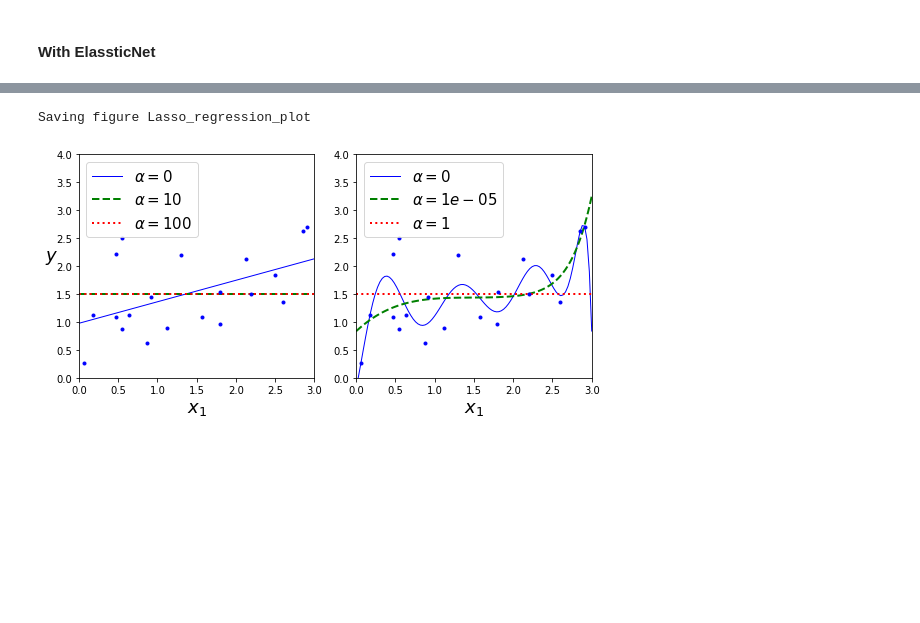
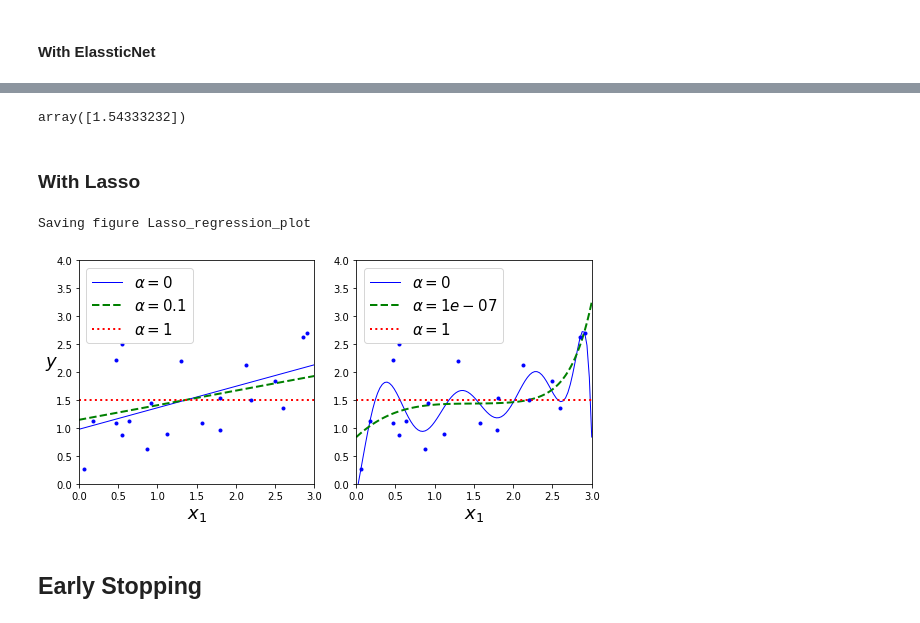
Before and after one commit to denotevn/To-master-machine-learning, a Jupyter notebook: Train Model/LineaRegression.ipynb, the cells around one changed output, grey strips where cells are left out. Drawn from its saved outputs; the diff is of its cells as text; code cells hidden in the pictures; blank space fills up the shorter version.

```diff
--- a/Train Model/LineaRegression.ipynb
+++ b/Train Model/LineaRegression.ipynb
@@ -483,16 +483,26 @@ Saving figure ridge_regression_plot
+# %%
+from sklearn.linear_model import ElasticNet
+elastic_net = ElasticNet(alpha=0.1, l1_ratio=0.5, random_state=42)
+elastic_net.fit(X, y)
+elastic_net.predict([[1.5]])
+# %% [output]
+array([1.54333232])
+# %% [markdown]
+### With Lasso
 # %%
 from sklearn.linear_model import Lasso
 
-
 plt.figure(figsize=(8,4))
 plt.subplot(121)
-plot_model(Lasso, polynomial=False, alphas=(0, 10, 100), random_state=42)
+plot_model(Lasso, polynomial=False, alphas=(0, 0.1, 1), random_state=42)
 plt.ylabel("$y$", rotation=0, fontsize=18)
 plt.subplot(122)
-plot_model(Lasso, polynomial=True, alphas=(0, 10**-5, 1), random_state=42)
+plot_model(Lasso, polynomial=True, alphas=(0, 10**-7, 1), random_state=42)
 
 save_fig("Lasso_regression_plot")
 plt.show()
 # %% [output]
 Saving figure Lasso_regression_plot
-[figure, old version]
+[figure, new version]
+# %% [markdown]
+## **Early Stopping**
```
Also changed, not shown: parts of 16 cells of this notebook, 3 other files.
